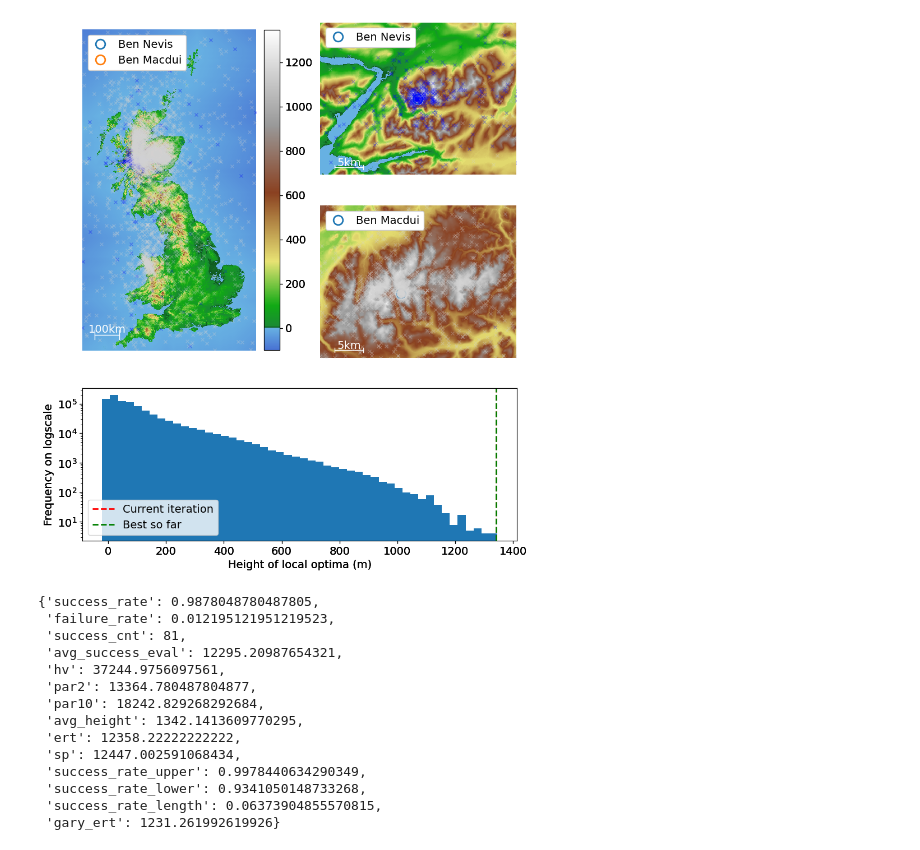
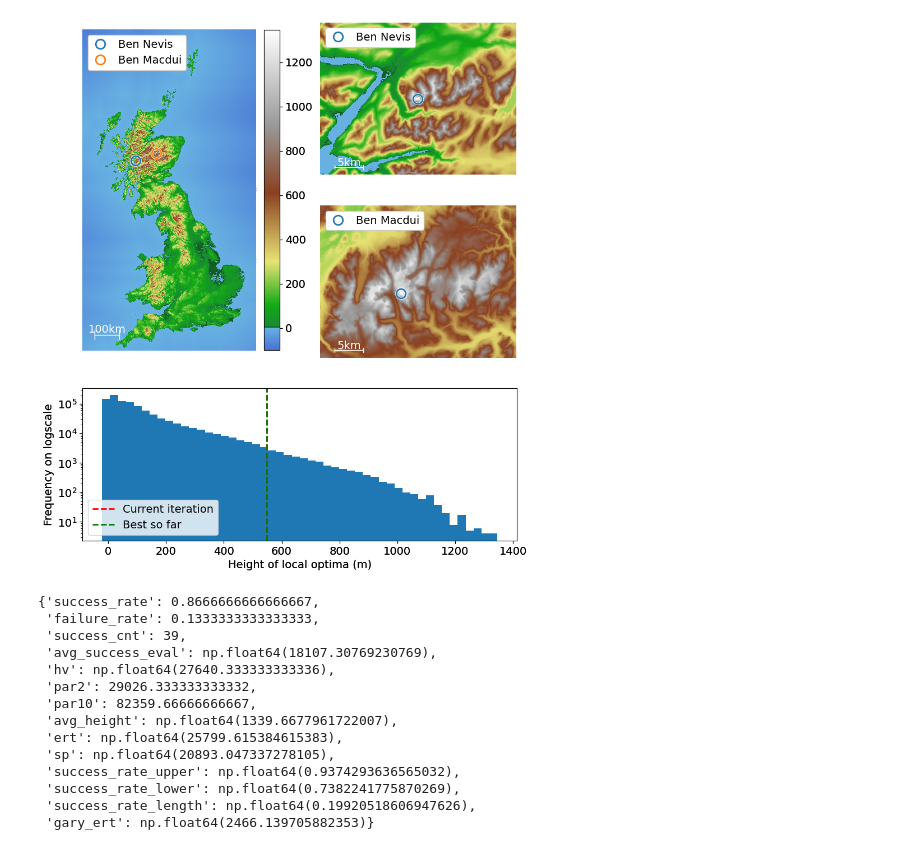
Before and after one commit to CardiacModelling/BenNevisBenchmark, a Jupyter notebook: ipynb/plots/de.ipynb, the cells around one changed output. Saved outputs shown, nothing was run; the diff lists cells and outputs as text; code cells hidden in the pictures.

Commit message:
Rerun results with seed

```diff
--- a/ipynb/plots/de.ipynb
+++ b/ipynb/plots/de.ipynb
@@ -9,3 +9,5 @@ save_handler = SaveHandlerJSON('../../result/june/')
 
 ins = differential_evolution.best_instance
 ins.trial.params
+
+ins.load_results(save_handler=save_handler, partial=False)
@@ -19,8 +13,0 @@ ins.trial.params
-# %%
-ins.run(
-    save_handler=save_handler,
-    save_partial=False,
-    restart=True,
-    does_prune=False,
-)
-# ins.load_results(save_handler=save_handler, partial=False)
@@ -48,27 +14,27 @@ ins.restart_results
 # %%
 import numpy as np
 maxima_heights = np.load('../../basin-problem/res/maxima_heights.npy')
-anim = ResultAnimation(ins.restart_results[2], maxima_heights)
-anim.save('de2.mp4')
+anim = ResultAnimation(ins.results[2], maxima_heights, mode='evaluations', frame_num=50)
+anim.save('de3.mp4')
 # %% [output]
-[figure, old version]
+[figure, new version]
 # %%
 ins.performance_measures()
 # %% [output]
-{'success_rate': 0.9878048780487805,
- 'failure_rate': 0.012195121951219523,
- 'success_cnt': 81,
- 'avg_success_eval': 12295.20987654321,
- 'hv': 37244.9756097561,
- 'par2': 13364.780487804877,
- 'par10': 18242.829268292684,
- 'avg_height': 1342.1413609770295,
- 'ert': 12358.22222222222,
- 'sp': 12447.002591068434,
- 'success_rate_upper': 0.9978440634290349,
- 'success_rate_lower': 0.9341050148733268,
- 'success_rate_length': 0.06373904855570815,
- 'gary_ert': 1231.261992619926}
+{'success_rate': 0.8666666666666667,
+ 'failure_rate': 0.1333333333333333,
+ 'success_cnt': 39,
+ 'avg_success_eval': np.float64(18107.30769230769),
+ 'hv': np.float64(27640.333333333336),
+ 'par2': 29026.333333333332,
+ 'par10': 82359.66666666667,
+ 'avg_height': np.float64(1339.6677961722007),
+ 'ert': np.float64(25799.615384615383),
+ 'sp': np.float64(20893.047337278105),
+ 'success_rate_upper': np.float64(0.9374293636565032),
+ 'success_rate_lower': np.float64(0.7382241775870269),
+ 'success_rate_length': np.float64(0.19920518606947626),
+ 'gary_ert': np.float64(2466.139705882353)}
 # %%
 ins.results[7].plot_local()
 # %% [output]
```
Also changed, not shown: parts of 7 cells of this notebook, 15 other files.
